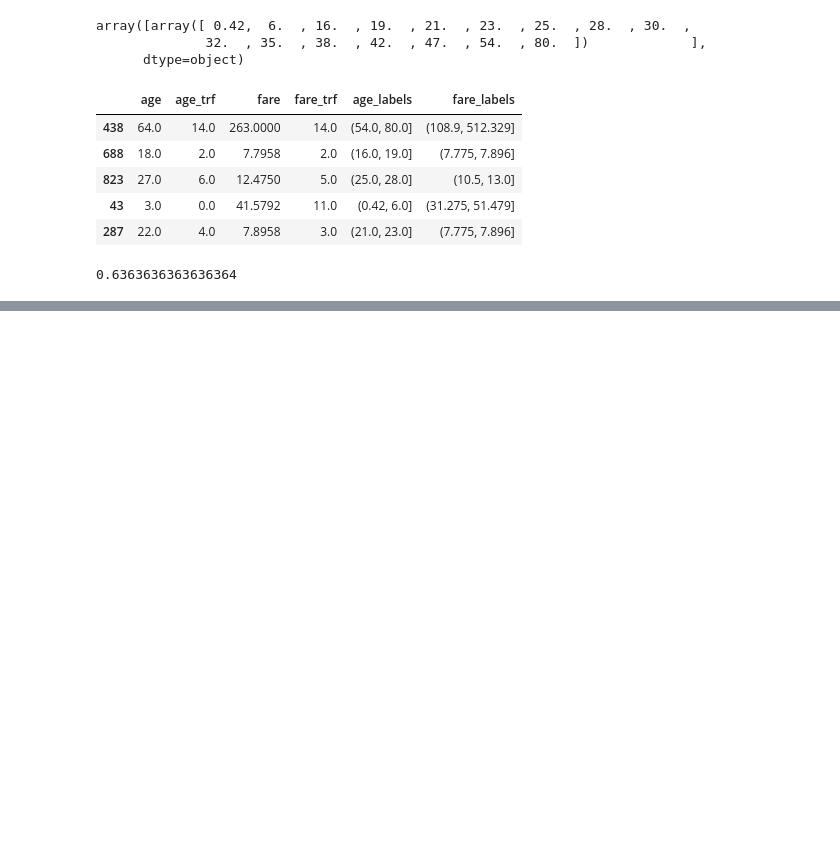
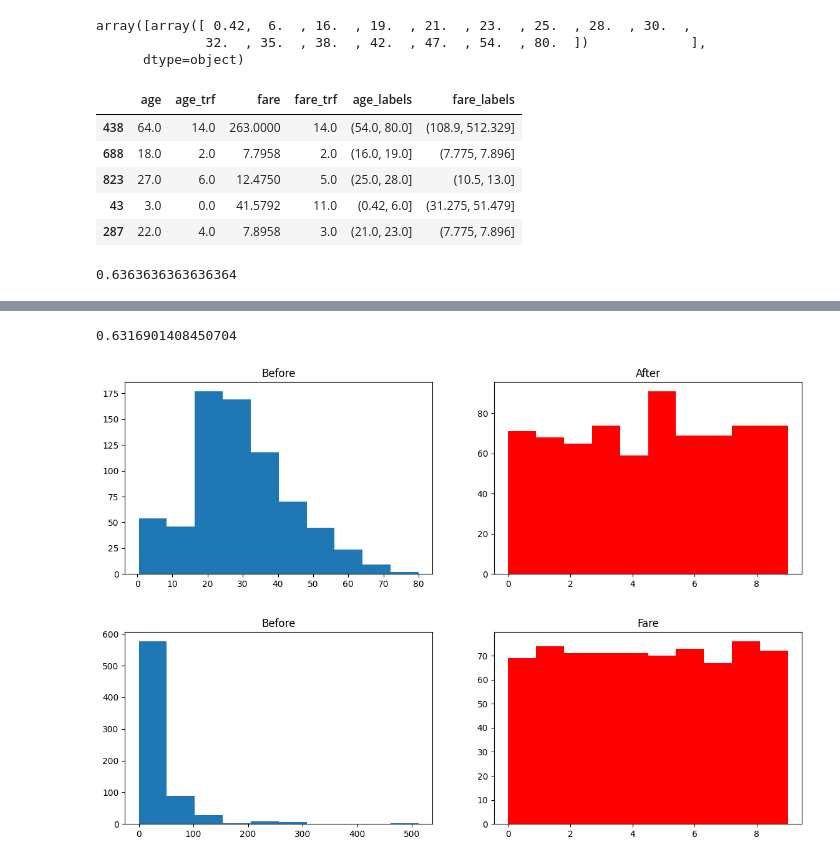
Before and after one commit to Harshkumar-2024/100-days-of-machine-learning, a Jupyter notebook: day32-binning-and-binarization/day32.ipynb, the cells around one changed output, grey strips where cells are left out. Saved outputs shown, nothing was run; the diff lists cells and outputs as text; code cells hidden in the pictures; blank space fills up the shorter version.

```diff
--- a/day32-binning-and-binarization/day32.ipynb
+++ b/day32-binning-and-binarization/day32.ipynb
@@ -156,2 +156,8 @@ discretize(5,'kmeans')
 [figure]
 [figure]
+# %%
+discretize(10,'quantile')  # This fits best here in this df
+# %% [output]
+0.6316901408450704
+[figure, added]
+[figure, added]
```
Also changed, not shown: parts of 3 cells of this notebook.
